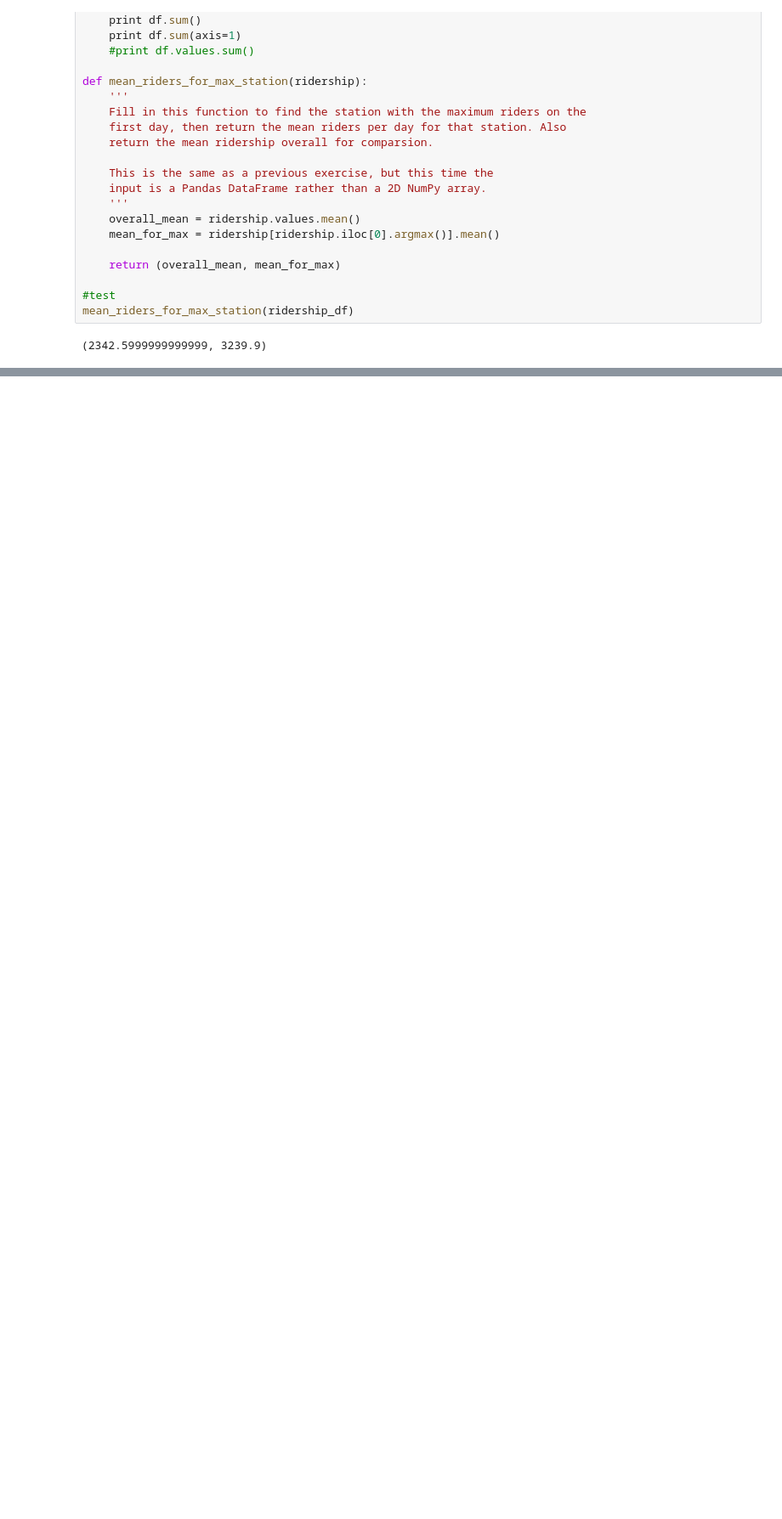
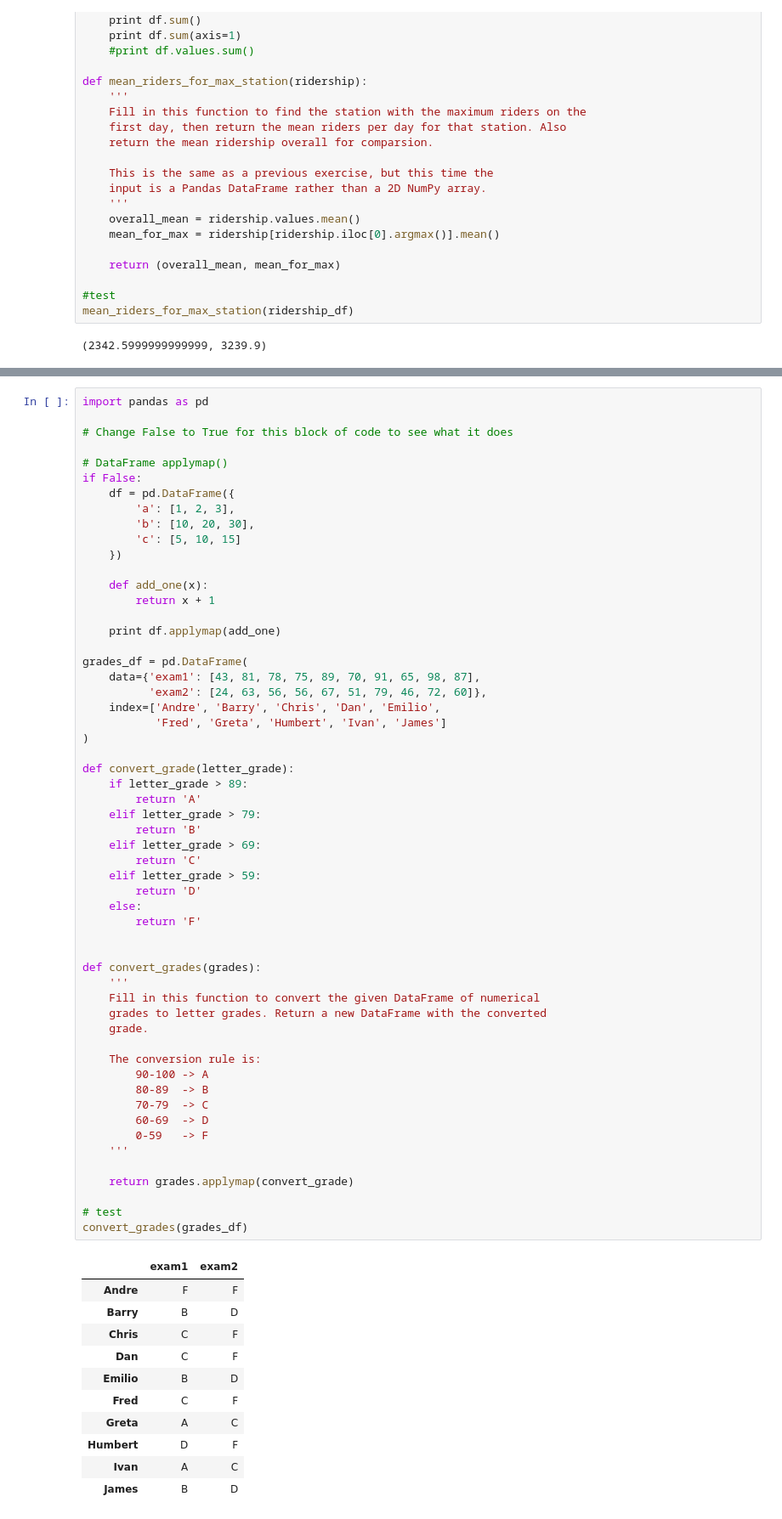
Before and after one commit to aryabchi/pynb, a Jupyter notebook: IntroDA.ipynb, the cells around one changed output, grey strips where cells are left out. Shown: that part at 85% size. Drawn from its saved outputs; the diff is of its cells as text; blank space fills up the shorter version.

```diff
--- a/IntroDA.ipynb
+++ b/IntroDA.ipynb
@@ -806,0 +904,68 @@ mean_riders_for_max_station(ridership_df)
+# %%
+import pandas as pd
+
+# Change False to True for this block of code to see what it does
+
+# DataFrame applymap()
+if False:
+    df = pd.DataFrame({
+        'a': [1, 2, 3],
+        'b': [10, 20, 30],
+        'c': [5, 10, 15]
+    })
+
+    def add_one(x):
+        return x + 1
+
+    print df.applymap(add_one)
+
+grades_df = pd.DataFrame(
+    data={'exam1': [43, 81, 78, 75, 89, 70, 91, 65, 98, 87],
+          'exam2': [24, 63, 56, 56, 67, 51, 79, 46, 72, 60]},
+    index=['Andre', 'Barry', 'Chris', 'Dan', 'Emilio',
+           'Fred', 'Greta', 'Humbert', 'Ivan', 'James']
+)
+
+def convert_grade(letter_grade):
+    if letter_grade > 89:
+        return 'A'
+    elif letter_grade > 79:
+        return 'B'
+    elif letter_grade > 69:
+        return 'C'
+    elif letter_grade > 59:
+        return 'D'
+    else:
+        return 'F'
+
+
+def convert_grades(grades):
+    '''
+    Fill in this function to convert the given DataFrame of numerical
+    grades to letter grades. Return a new DataFrame with the converted
+    grade.
+
+    The conversion rule is:
+        90-100 -> A
+        80-89  -> B
+        70-79  -> C
+        60-69  -> D
+        0-59   -> F
+    '''
+
+    return grades.applymap(convert_grade)
+
+# test
+convert_grades(grades_df)
+# %% [output]
+|  | exam1 | exam2 |
+| Andre | F | F |
+| Barry | B | D |
+| Chris | C | F |
+| Dan | C | F |
+| Emilio | B | D |
+| Fred | C | F |
+| Greta | A | C |
+| Humbert | D | F |
+| Ivan | A | C |
+| James | B | D |
```
Also changed, not shown: parts of 16 cells of this notebook.
